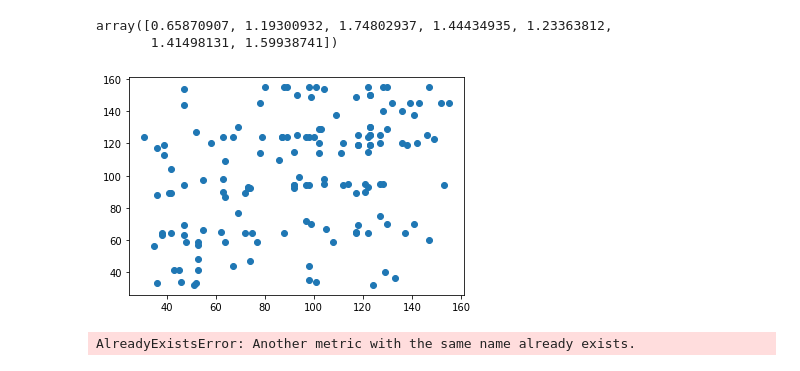
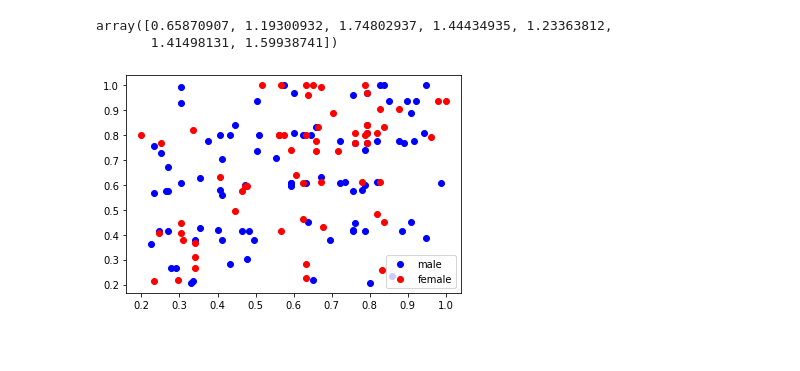
Before and after one commit to gkdnfka/Travel_Together, a Jupyter notebook: Data/new_model_test.ipynb, the cells around one changed output. Drawn from its saved outputs; the diff is of its cells as text; code cells hidden in the pictures; blank space fills up the shorter version.

```diff
--- a/Data/new_model_test.ipynb
+++ b/Data/new_model_test.ipynb
@@ -63,16 +63,31 @@ for i in range(gender_data.size):
 # %%
 new_input = np.zeros(shape = (gender_data.size, 3))
 for i in range(gender_data.size):
-    xpos = personal_data[i][2] * 25 + personal_data[i][3]*5 + personal_data[i][4]
-    ypos = personal_data[i][6] * 25 + personal_data[i][5]*5 + personal_data[i][1]
+    xpos = (personal_data[i][2] * 25 + personal_data[i][3]*5 + personal_data[i][4])/155
+    ypos = (personal_data[i][6] * 25 + personal_data[i][5]*5 + personal_data[i][1])/155
     new_input[i] = np.array([xpos, ypos, 0 if gender_data[i] == '여성' else 1])
 # %%
 import matplotlib.pyplot as plt
 
-plt.scatter(new_input[:, 0], new_input[:, 1])
+male_x = []
+male_y = []
+female_x = []
+female_y = []
+
+for i in range(gender_data.size):
+    if new_input[i, 2] == 0:
+        female_x.append(new_input[i, 0])
+        female_y.append(new_input[i, 1])
+    else :
+        male_x.append(new_input[i, 0])
+        male_y.append(new_input[i, 1])
+
+plt.scatter(male_x, male_y, color = "blue", label = "male")
+plt.scatter(female_x, female_y, color = "red", label = "female")
+plt.legend()
 plt.show()
 # %% [output]
-[figure, old version]
+[figure, new version]
 # %%
 from ast import literal_eval
 dataset = []
@@ -84,21 +99,4 @@ for i in range(target['input_data'].size):
 # %%
 import random
 random.shuffle(dataset)
-# %%
-import tensorflow as tf
-from keras import models
-from keras import layers
-from keras import regularizers
-
-def build_model(train_len):
-    model = models.Sequential()
-    model.add(layers.Dense(16, activation = 'relu', input_shape = (train_len, )))
-    model.add(layers.Dense(16, activation = 'relu'))
-    model.add(layers.Dense(7))
-
-    model.compile(optimizer = 'rmsprop', loss='mse', metrics=[tf.keras.metrics.MeanAbsoluteError()])
-    #model.compile(optimizer = 'adam', loss='mse', metrics=['accuracy'])
-    return model
-# %% [output]
-AlreadyExistsError: Another metric with the same name already exists.
 # %%
```
Also changed, not shown: parts of 12 cells of this notebook.
